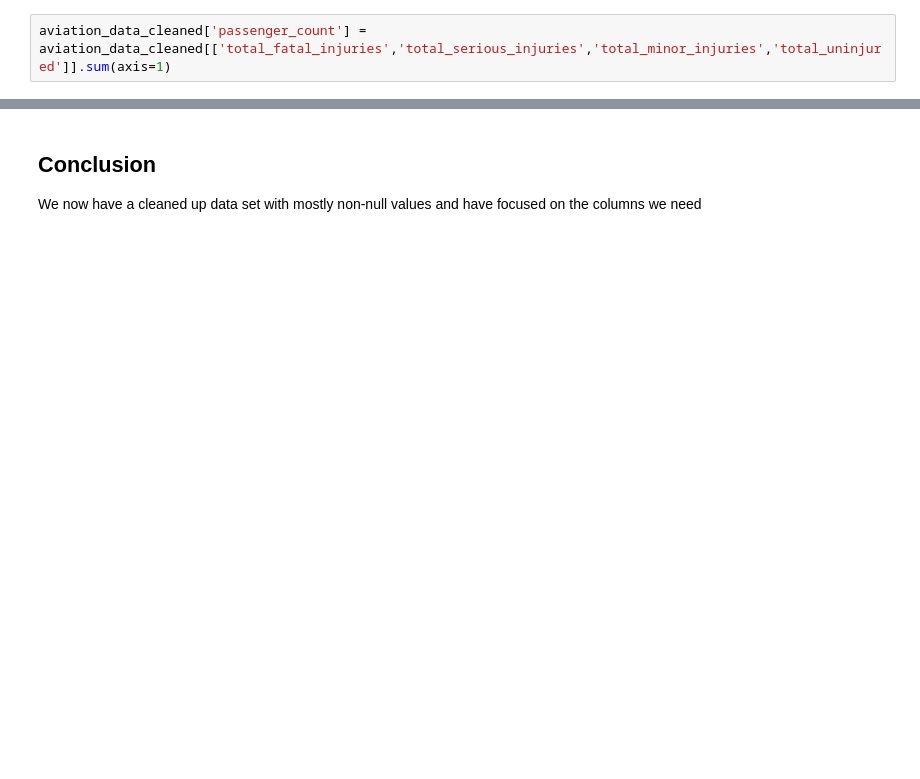
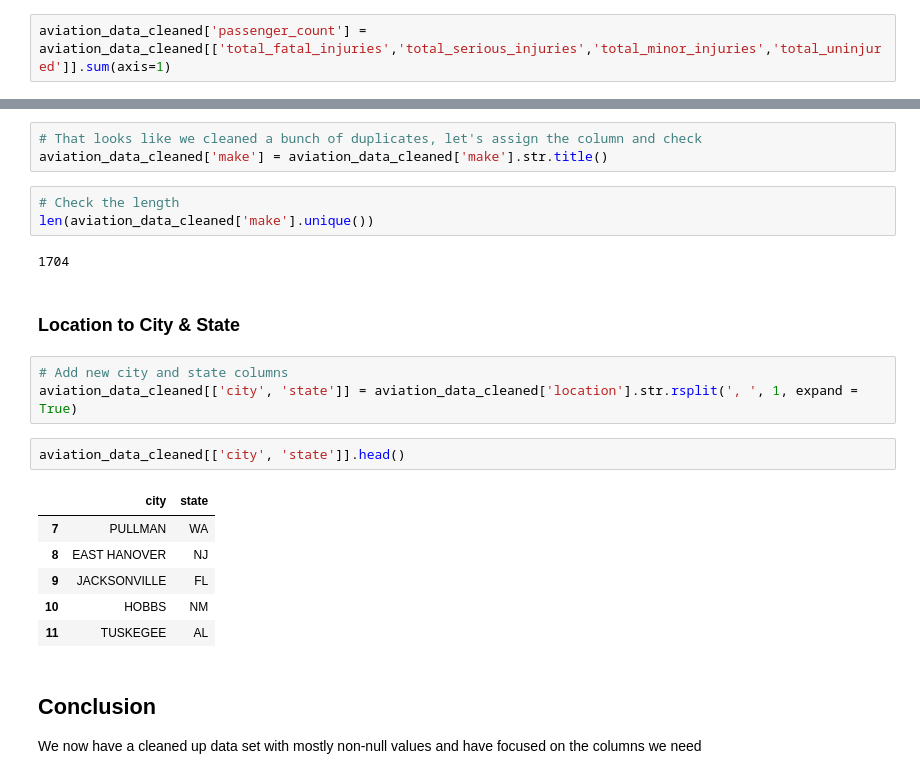
Before and after one commit to jamesleemeredith/aircraft-risk-analysis, a Jupyter notebook: code_package/data_cleaning.ipynb, the cells around one changed output, grey strips where cells are left out. Saved outputs shown, nothing was run; the diff lists cells and outputs as text; blank space fills up the shorter version.

```diff
--- a/code_package/data_cleaning.ipynb
+++ b/code_package/data_cleaning.ipynb
@@ -1056,3 +1131,25 @@ aviation_data_cleaned
+# %%
+# That looks like we cleaned a bunch of duplicates, let's assign the column and check
+aviation_data_cleaned['make'] = aviation_data_cleaned['make'].str.title()
+# %%
+# Check the length
+len(aviation_data_cleaned['make'].unique())
+# %% [output]
+1704
+# %% [markdown]
+### Location to City & State
+# %%
+# Add new city and state columns
+aviation_data_cleaned[['city', 'state']] = aviation_data_cleaned['location'].str.rsplit(', ', 1, expand = True)
+# %%
+aviation_data_cleaned[['city', 'state']].head()
+# %% [output]
+|  | city | state |
+| 7 | PULLMAN | WA |
+| 8 | EAST HANOVER | NJ |
+| 9 | JACKSONVILLE | FL |
+| 10 | HOBBS | NM |
+| 11 | TUSKEGEE | AL |
 # %% [markdown]
 ## Conclusion
 We now have a cleaned up data set with mostly non-null values and have focused on the columns we need
```
Also changed, not shown: parts of 25 cells of this notebook, 5 other files.
